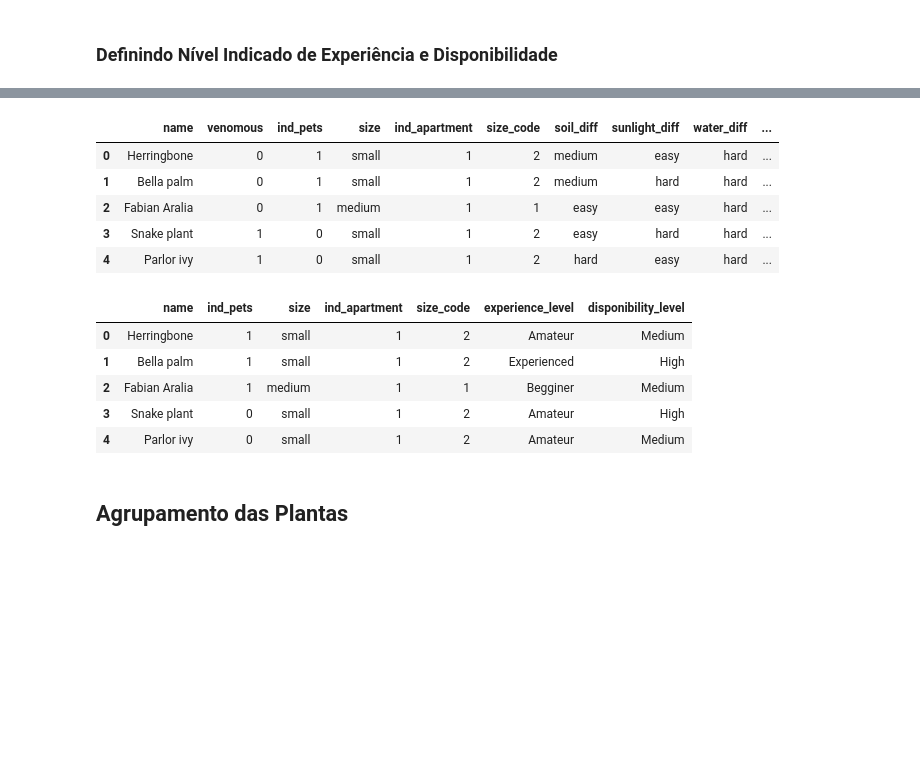
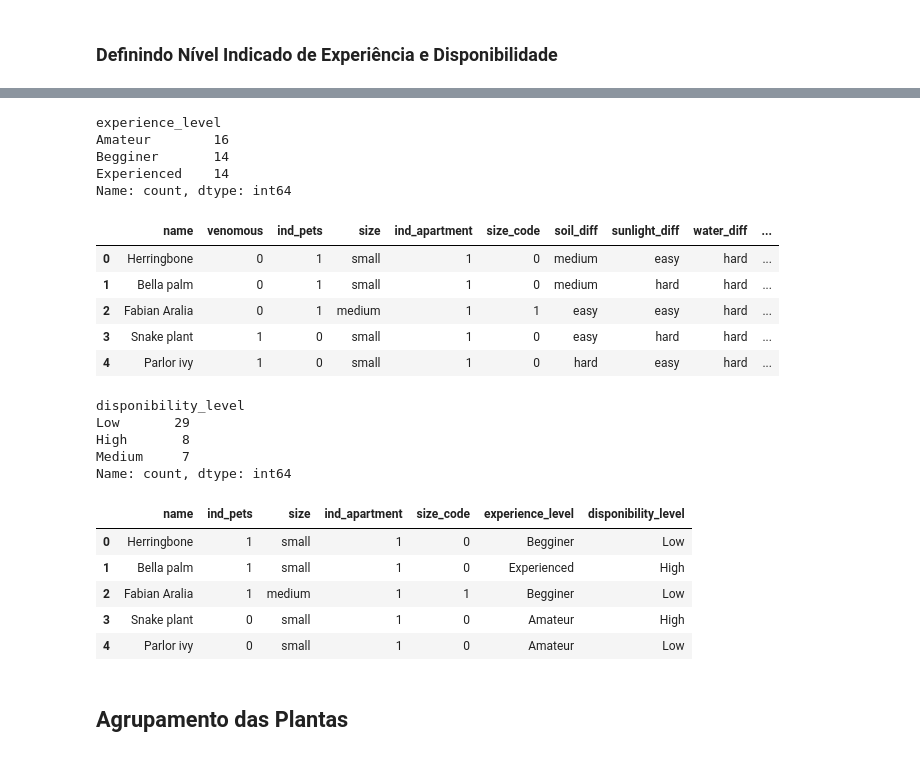
Before and after one commit to Chroma-CESAR/Rooted, a Jupyter notebook: notebooks/model.ipynb, the cells around one changed output, grey strips where cells are left out. Saved outputs shown, nothing was run; the diff lists cells and outputs as text; code cells hidden in the pictures; blank space fills up the shorter version.

Commit message:
add: group names

```diff
--- a/notebooks/model.ipynb
+++ b/notebooks/model.ipynb
@@ -128,7 +128,7 @@ data_points.head()
 # %%
-data_points['soil_diff_code'] = data_points['soil_diff'].map({'easy': 1, 'medium': 2, 'hard': 3})
-data_points['sunlight_diff_code'] = data_points['sunlight_diff'].map({'easy': 1, 'medium': 2, 'hard': 3})
-data_points['water_diff_code'] = data_points['water_diff'].map({'easy': 1, 'medium': 2, 'hard': 3})
+data_points['soil_diff_code'] = data_points['soil_diff'].map({'easy': 0, 'medium': 1, 'hard': 2})
+data_points['sunlight_diff_code'] = data_points['sunlight_diff'].map({'easy': 0, 'medium': 1, 'hard': 2})
+data_points['water_diff_code'] = data_points['water_diff'].map({'easy': 0, 'medium': 1, 'hard': 2})
 data_points.head()
 # %% [output]
 |  | name | venomous | ind_pets | size | ind_apartment | size_code | soil_diff | sunlight_diff | water_diff | ... |
@@ -143,9 +143,9 @@ data_points.head()
 def define_experience_level(row):
     exp_points = row['soil_diff_code'] + row['sunlight_diff_code']
 
-    if exp_points <= 2:
+    if exp_points <= 1:
         return 'Begginer'
-    elif 3 <= exp_points <= 4:
+    elif exp_points <= 2:
         return 'Amateur'
     else:
         return 'Experienced'
@@ -163,34 +163,50 @@ data_points.head()
+# %%
+data_points['experience_level'].value_counts()
+# %% [output]
+experience_level
+Amateur        16
+Begginer       14
+Experienced    14
+Name: count, dtype: int64
 # %%
 def define_disponibility_level(row):
     disp_points = row['water_diff_code'] + row['sunlight_diff_code']
 
-    if disp_points <= 3:
+    if disp_points <= 2:
         return 'Low'
-    elif 3 < disp_points < 5:
+    elif 2 < disp_points < 4:
         return 'Medium'
     else:
         return 'High'
 
 data_points['disponibility_level'] = data_points.apply(define_disponibility_level, axis=1)
 data_points.head()
 # %% [output]
 |  | name | venomous | ind_pets | size | ind_apartment | size_code | soil_diff | sunlight_diff | water_diff | ... |
-| 0 | Herringbone | 0 | 1 | small | 1 | 2 | medium | easy | hard | ... |
-| 1 | Bella palm | 0 | 1 | small | 1 | 2 | medium | hard | hard | ... |
+| 0 | Herringbone | 0 | 1 | small | 1 | 0 | medium | easy | hard | ... |
+| 1 | Bella palm | 0 | 1 | small | 1 | 0 | medium | hard | hard | ... |
 | 2 | Fabian Aralia | 0 | 1 | medium | 1 | 1 | easy | easy | hard | ... |
-| 3 | Snake plant | 1 | 0 | small | 1 | 2 | easy | hard | hard | ... |
-| 4 | Parlor ivy | 1 | 0 | small | 1 | 2 | hard | easy | hard | ... |
+| 3 | Snake plant | 1 | 0 | small | 1 | 0 | easy | hard | hard | ... |
+| 4 | Parlor ivy | 1 | 0 | small | 1 | 0 | hard | easy | hard | ... |
+# %%
+data_points['disponibility_level'].value_counts()
+# %% [output]
+disponibility_level
+Low       29
+High       8
+Medium     7
+Name: count, dtype: int64
 # %%
 data_info = data_points.drop(columns=['venomous', 'soil_diff', 'soil_diff_code', 'sunlight_diff', 'sunlight_diff_code', 'water_diff', 'water_diff_code'])
 data_info.to_csv('../datasets/plants_info.csv', index=False)
 data_info.head()
 # %% [output]
 |  | name | ind_pets | size | ind_apartment | size_code | experience_level | disponibility_level |
-| 0 | Herringbone | 1 | small | 1 | 2 | Amateur | Medium |
-| 1 | Bella palm | 1 | small | 1 | 2 | Experienced | High |
-| 2 | Fabian Aralia | 1 | medium | 1 | 1 | Begginer | Medium |
-| 3 | Snake plant | 0 | small | 1 | 2 | Amateur | High |
-| 4 | Parlor ivy | 0 | small | 1 | 2 | Amateur | Medium |
+| 0 | Herringbone | 1 | small | 1 | 0 | Begginer | Low |
+| 1 | Bella palm | 1 | small | 1 | 0 | Experienced | High |
+| 2 | Fabian Aralia | 1 | medium | 1 | 1 | Begginer | Low |
+| 3 | Snake plant | 0 | small | 1 | 0 | Amateur | High |
+| 4 | Parlor ivy | 0 | small | 1 | 0 | Amateur | Low |
 # %% [markdown]
 ## **Agrupamento das Plantas**
 # %% [markdown]
```
Also changed, not shown: parts of 45 cells of this notebook, 5 other files.
